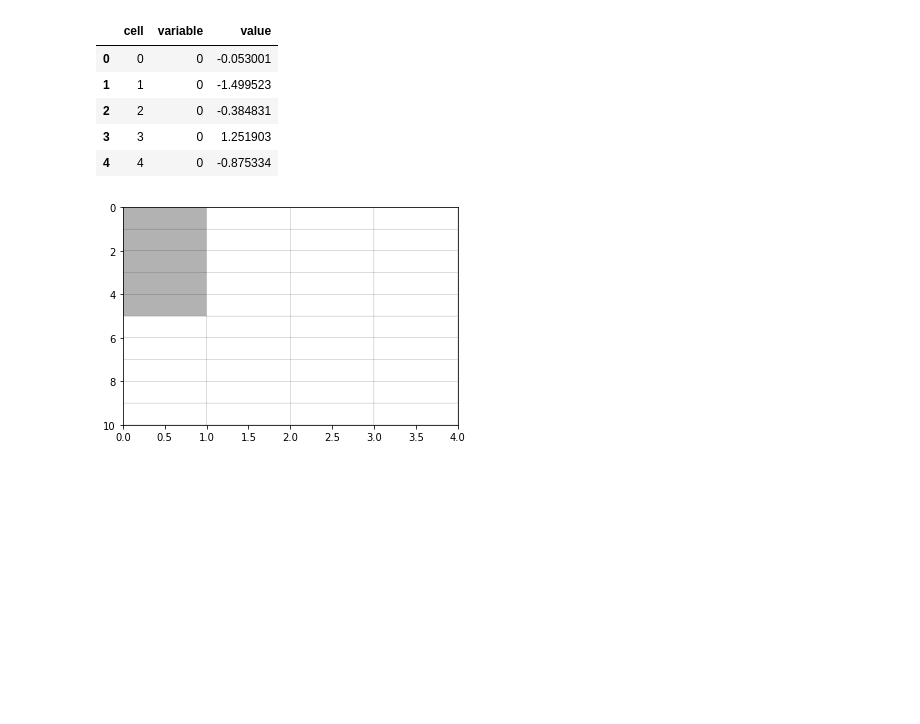
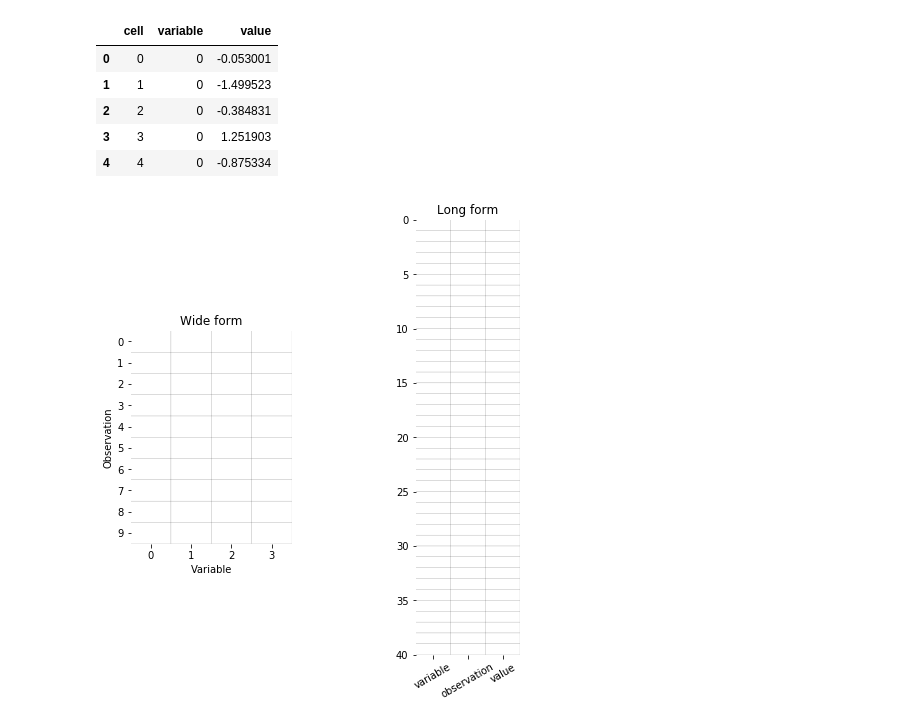
Before and after one commit to Teichlab/RCA, a Jupyter notebook: mini-batch-sgd/Block visualization.ipynb, the cells around one changed output. Saved outputs shown, nothing was run; the diff lists cells and outputs as text; code cells hidden in the pictures; blank space fills up the shorter version.

```diff
--- a/mini-batch-sgd/Block visualization.ipynb
+++ b/mini-batch-sgd/Block visualization.ipynb
@@ -72,6 +69,0 @@ M = df.drop('cell', 1) * 0
-# %%
-M.loc[long.iloc[:5].cell, long.iloc[:5].variable] = 1
-plt.pcolor(M, edgecolor='k', cmap=cm.Greys, alpha=0.3, )
-plt.gca().invert_yaxis();
-# %% [output]
-[figure, removed]
@@ -77,0 +75,31 @@ plt.gca().invert_yaxis();
+# %%
+figsize(8, 8)
+
+plt.subplot2grid((8, 8), (2, 0), colspan=3, rowspan=4)
+
+M = df.drop('cell', 1) * 0
+
+plt.pcolor(M, edgecolor='k', cmap=cm.Greys, alpha=0.3, )
+
+plt.gca().invert_yaxis();
+
+plt.xticks(np.arange(4) + 0.5, np.arange(4));
+plt.yticks(np.arange(10) + 0.5, np.arange(10));
+
+plt.xlabel('Variable')
+plt.ylabel('Observation');
+
+plt.title('Wide form')
+
+plt.subplot2grid((8, 8), (0, 5), colspan=2, rowspan=8)
+
+M = long_s.values.astype(float) * 0
+
+plt.pcolor(M, edgecolor='k', cmap=cm.Greys, alpha=0.3, )
+plt.gca().invert_yaxis();
+
+plt.xticks(np.arange(3) + 0.5, ['variable', 'observation', 'value'], rotation=30);
+
+plt.title('Long form');
+# %% [output]
+[figure, added]
```
Also changed, not shown: parts of 11 cells of this notebook.
